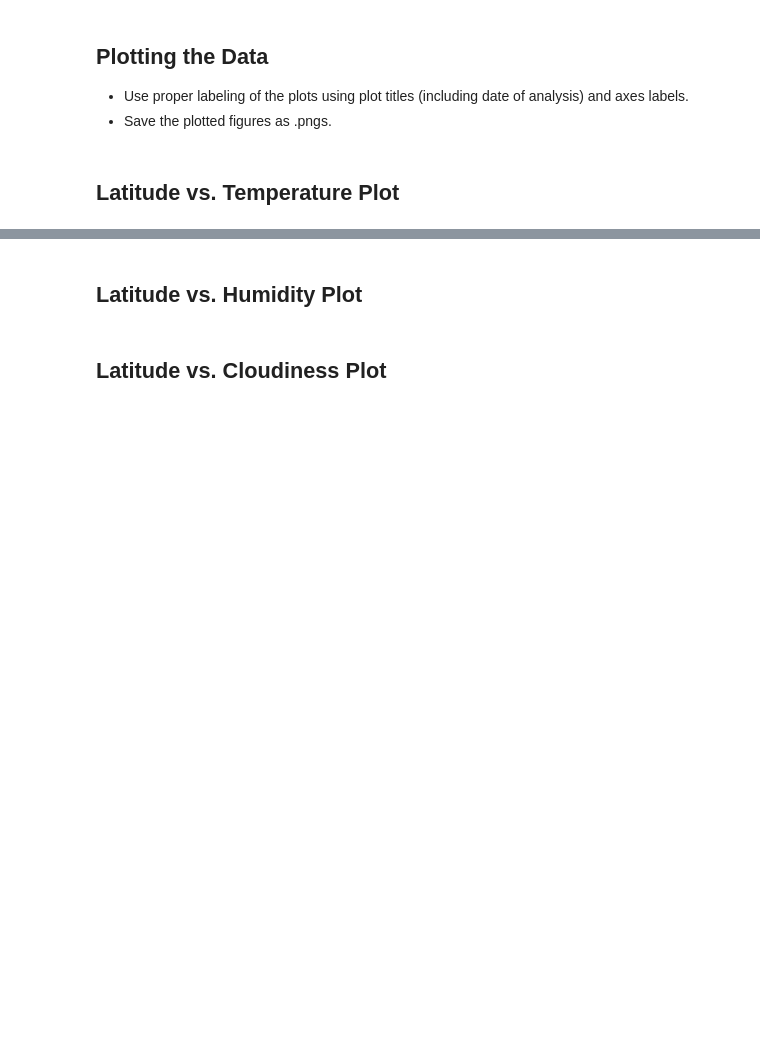
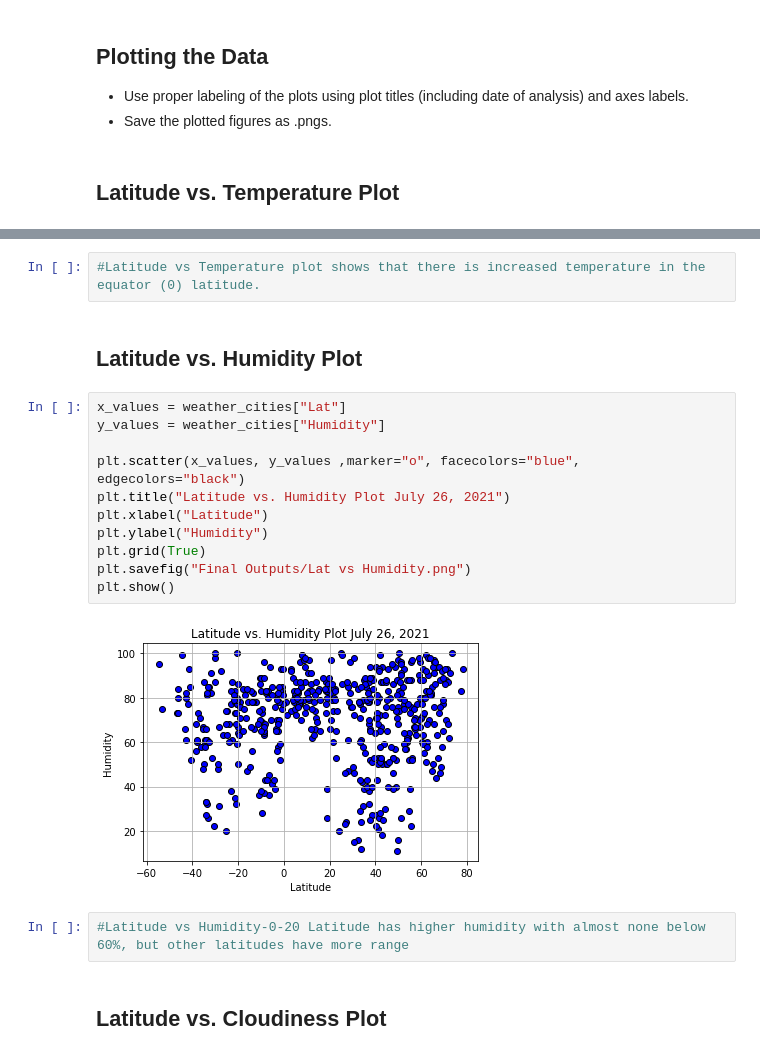
Before and after one commit to Jeff-Peterson-Vegas/python_api_challenge, a Jupyter notebook: Weather_Vacation_Py/WeatherPy.ipynb, the cells around one changed output, grey strips where cells are left out. Drawn from its saved outputs; the diff is of its cells as text; blank space fills up the shorter version.

```diff
--- a/Weather_Vacation_Py/WeatherPy.ipynb
+++ b/Weather_Vacation_Py/WeatherPy.ipynb
@@ -136,4 +188,21 @@ Skip this step if there are no cities that have humidity > 100%.
+# %%
+#Latitude vs Temperature plot shows that there is increased temperature in the equator (0) latitude.
 # %% [markdown]
 ## Latitude vs. Humidity Plot
+# %%
+x_values = weather_cities["Lat"]
+y_values = weather_cities["Humidity"]
+
+plt.scatter(x_values, y_values ,marker="o", facecolors="blue", edgecolors="black")
+plt.title("Latitude vs. Humidity Plot July 26, 2021")
+plt.xlabel("Latitude")
+plt.ylabel("Humidity")
+plt.grid(True)
+plt.savefig("Final Outputs/Lat vs Humidity.png")
+plt.show()
+# %% [output]
+[figure, added]
+# %%
+#Latitude vs Humidity-0-20 Latitude has higher humidity with almost none below 60%, but other latitudes have more range
 # %% [markdown]
 ## Latitude vs. Cloudiness Plot
```
Also changed, not shown: parts of 30 cells of this notebook, 14 other files.
